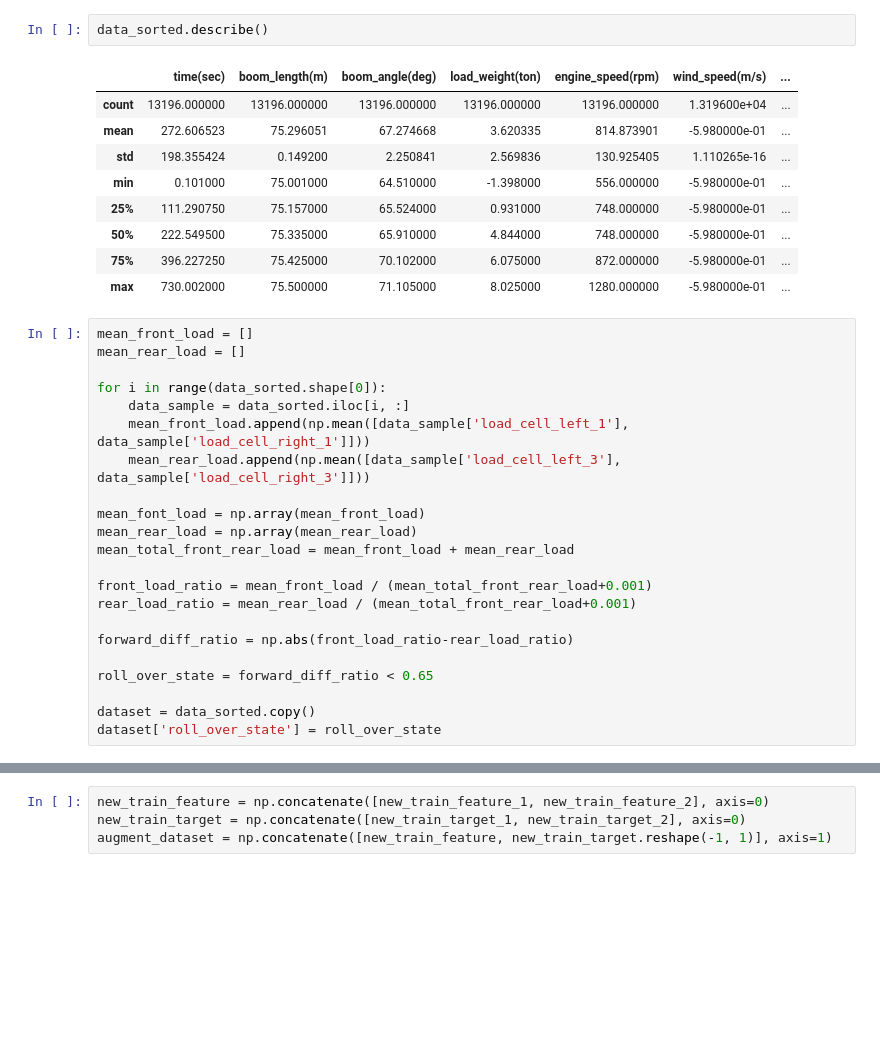
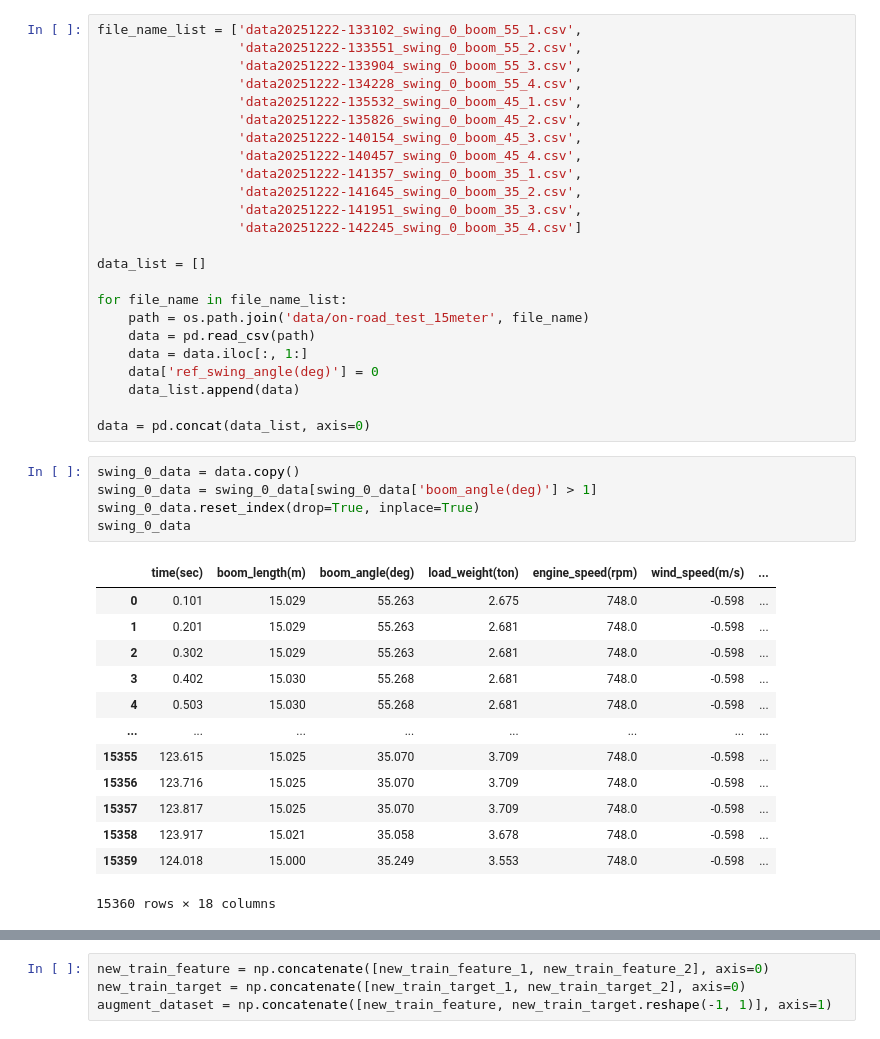
Before and after one commit to jinbeomjeong/estimate_crawler_crane_ground_pressure, a Jupyter notebook: create_rollover_detection.ipynb, the cells around one changed output, grey strips where cells are left out. Saved outputs shown, nothing was run; the diff lists cells and outputs as text; blank space fills up the shorter version.

Commit message:
create model for 15meter

```diff
--- a/create_rollover_detection.ipynb
+++ b/create_rollover_detection.ipynb
@@ -54,34 +26,43 @@ for load_cell_name in load_cell_name_list:
-# %%
-data_sorted.describe()
-# %% [output]
-|  | time(sec) | boom_length(m) | boom_angle(deg) | load_weight(ton) | engine_speed(rpm) | wind_speed(m/s) | ... |
-| count | 13196.000000 | 13196.000000 | 13196.000000 | 13196.000000 | 13196.000000 | 1.319600e+04 | ... |
-| mean | 272.606523 | 75.296051 | 67.274668 | 3.620335 | 814.873901 | -5.980000e-01 | ... |
-| std | 198.355424 | 0.149200 | 2.250841 | 2.569836 | 130.925405 | 1.110265e-16 | ... |
-| min | 0.101000 | 75.001000 | 64.510000 | -1.398000 | 556.000000 | -5.980000e-01 | ... |
-| 25% | 111.290750 | 75.157000 | 65.524000 | 0.931000 | 748.000000 | -5.980000e-01 | ... |
-| 50% | 222.549500 | 75.335000 | 65.910000 | 4.844000 | 748.000000 | -5.980000e-01 | ... |
-| 75% | 396.227250 | 75.425000 | 70.102000 | 6.075000 | 872.000000 | -5.980000e-01 | ... |
-| max | 730.002000 | 75.500000 | 71.105000 | 8.025000 | 1280.000000 | -5.980000e-01 | ... |
-# %%
-mean_front_load = []
-mean_rear_load = []
-
-for i in range(data_sorted.shape[0]):
-    data_sample = data_sorted.iloc[i, :]
-    mean_front_load.append(np.mean([data_sample['load_cell_left_1'], data_sample['load_cell_right_1']]))
-    mean_rear_load.append(np.mean([data_sample['load_cell_left_3'], data_sample['load_cell_right_3']]))
-
-mean_font_load = np.array(mean_front_load)
-mean_rear_load = np.array(mean_rear_load)
-mean_total_front_rear_load = mean_front_load + mean_rear_load
-
-front_load_ratio = mean_front_load / (mean_total_front_rear_load+0.001)
-rear_load_ratio = mean_rear_load / (mean_total_front_rear_load+0.001)
-
-forward_diff_ratio = np.abs(front_load_ratio-rear_load_ratio)
-
-roll_over_state = forward_diff_ratio < 0.65
-
-dataset = data_sorted.copy()
-dataset['roll_over_state'] = roll_over_state
+# %%
+file_name_list = ['data20251222-133102_swing_0_boom_55_1.csv',
+                  'data20251222-133551_swing_0_boom_55_2.csv',
+                  'data20251222-133904_swing_0_boom_55_3.csv',
+                  'data20251222-134228_swing_0_boom_55_4.csv',
+                  'data20251222-135532_swing_0_boom_45_1.csv',
+                  'data20251222-135826_swing_0_boom_45_2.csv',
+                  'data20251222-140154_swing_0_boom_45_3.csv',
+                  'data20251222-140457_swing_0_boom_45_4.csv',
+                  'data20251222-141357_swing_0_boom_35_1.csv',
+                  'data20251222-141645_swing_0_boom_35_2.csv',
+                  'data20251222-141951_swing_0_boom_35_3.csv',
+                  'data20251222-142245_swing_0_boom_35_4.csv']
+
+data_list = []
+
+for file_name in file_name_list:
+    path = os.path.join('data/on-road_test_15meter', file_name)
+    data = pd.read_csv(path)
+    data = data.iloc[:, 1:]
+    data['ref_swing_angle(deg)'] = 0
+    data_list.append(data)
+
+data = pd.concat(data_list, axis=0)
+# %%
+swing_0_data = data.copy()
+swing_0_data = swing_0_data[swing_0_data['boom_angle(deg)'] > 1]
+swing_0_data.reset_index(drop=True, inplace=True)
+swing_0_data
+# %% [output]
+|  | time(sec) | boom_length(m) | boom_angle(deg) | load_weight(ton) | engine_speed(rpm) | wind_speed(m/s) | ... |
+| 0 | 0.101 | 15.029 | 55.263 | 2.675 | 748.0 | -0.598 | ... |
+| 1 | 0.201 | 15.029 | 55.263 | 2.681 | 748.0 | -0.598 | ... |
+| 2 | 0.302 | 15.029 | 55.263 | 2.681 | 748.0 | -0.598 | ... |
+| 3 | 0.402 | 15.030 | 55.268 | 2.681 | 748.0 | -0.598 | ... |
+| 4 | 0.503 | 15.030 | 55.268 | 2.681 | 748.0 | -0.598 | ... |
+| ... | ... | ... | ... | ... | ... | ... | ... |
+| 15355 | 123.615 | 15.025 | 35.070 | 3.709 | 748.0 | -0.598 | ... |
+| 15356 | 123.716 | 15.025 | 35.070 | 3.709 | 748.0 | -0.598 | ... |
+| 15357 | 123.817 | 15.025 | 35.070 | 3.709 | 748.0 | -0.598 | ... |
+| 15358 | 123.917 | 15.021 | 35.058 | 3.678 | 748.0 | -0.598 | ... |
+| 15359 | 124.018 | 15.000 | 35.249 | 3.553 | 748.0 | -0.598 | ... |
+15360 rows × 18 columns
```
Also changed, not shown: parts of 22 cells of this notebook, 7 other files.
